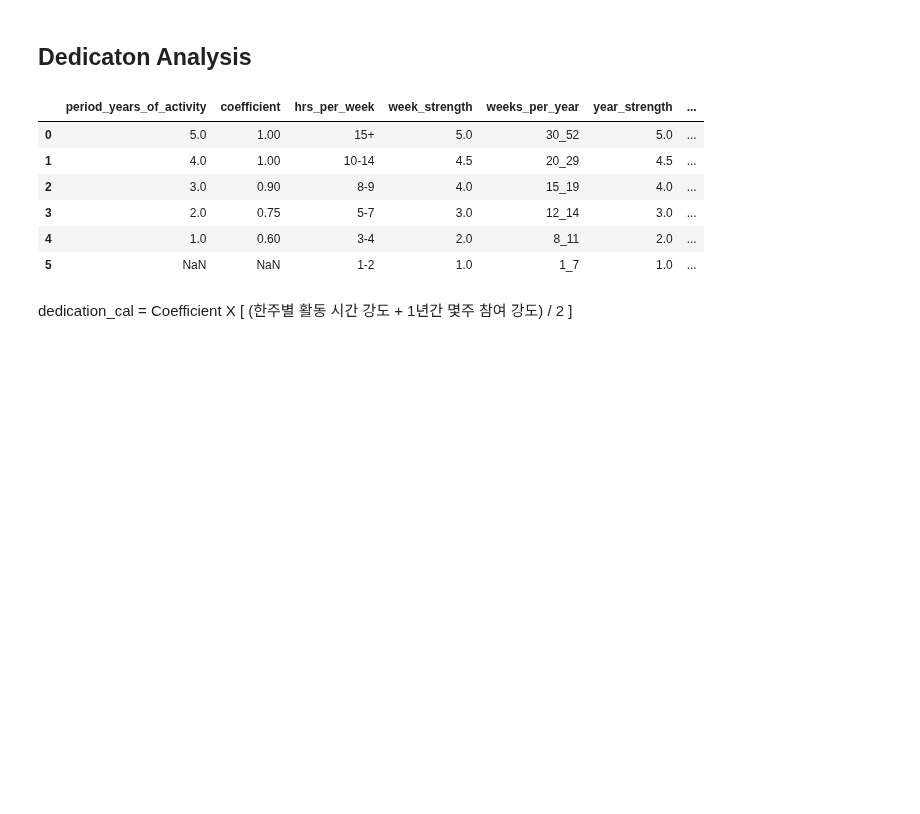
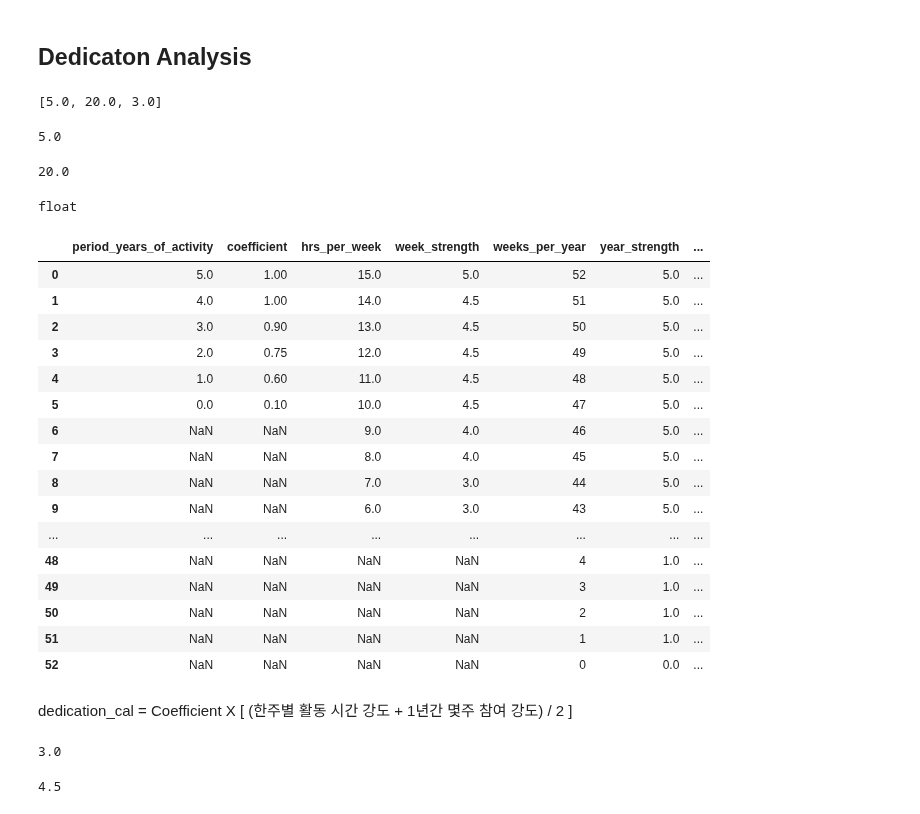
Before and after one commit to kwangilkimkenny/Story_Analysis, a Jupyter notebook: EXTRACURRICULAR_/ai_extracurricullar.ipynb, the cells around one changed output. Cells and saved outputs as stored; diff of their text form; code cells hidden in the pictures; blank space fills up the shorter version.

```diff
--- a/EXTRACURRICULAR_/ai_extracurricullar.ipynb
+++ b/EXTRACURRICULAR_/ai_extracurricullar.ipynb
@@ -11,13 +27,40 @@ tiem_spent_weeks_per_year = 12 #tiem_spent_weeks_per_year
+# %%
+input_values = [float(hrs_per_week), float(weeks_per_year), float(period_years_of_activity)] #입력값이 int라면 float로 변환하기
+input_values
+# %% [output]
+[5.0, 20.0, 3.0]
+# %%
+input_values[0]
+# %% [output]
+5.0
+# %%
+input_values[1]
+# %% [output]
+20.0
+# %%
+type(input_values[1])
+# %% [output]
+float
 # %%
-data_awards = pd.read_csv('dedication_analysis .csv')
-data_awards
+df = pd.read_csv('dedication_analysis .csv')
+df
 # %% [output]
 |  | period_years_of_activity | coefficient | hrs_per_week | week_strength | weeks_per_year | year_strength | ... |
-| 0 | 5.0 | 1.00 | 15+ | 5.0 | 30_52 | 5.0 | ... |
-| 1 | 4.0 | 1.00 | 10-14 | 4.5 | 20_29 | 4.5 | ... |
-| 2 | 3.0 | 0.90 | 8-9 | 4.0 | 15_19 | 4.0 | ... |
-| 3 | 2.0 | 0.75 | 5-7 | 3.0 | 12_14 | 3.0 | ... |
-| 4 | 1.0 | 0.60 | 3-4 | 2.0 | 8_11 | 2.0 | ... |
-| 5 | NaN | NaN | 1-2 | 1.0 | 1_7 | 1.0 | ... |
+| 0 | 5.0 | 1.00 | 15.0 | 5.0 | 52 | 5.0 | ... |
+| 1 | 4.0 | 1.00 | 14.0 | 4.5 | 51 | 5.0 | ... |
+| 2 | 3.0 | 0.90 | 13.0 | 4.5 | 50 | 5.0 | ... |
+| 3 | 2.0 | 0.75 | 12.0 | 4.5 | 49 | 5.0 | ... |
+| 4 | 1.0 | 0.60 | 11.0 | 4.5 | 48 | 5.0 | ... |
+| 5 | 0.0 | 0.10 | 10.0 | 4.5 | 47 | 5.0 | ... |
+| 6 | NaN | NaN | 9.0 | 4.0 | 46 | 5.0 | ... |
+| 7 | NaN | NaN | 8.0 | 4.0 | 45 | 5.0 | ... |
+| 8 | NaN | NaN | 7.0 | 3.0 | 44 | 5.0 | ... |
+| 9 | NaN | NaN | 6.0 | 3.0 | 43 | 5.0 | ... |
+| ... | ... | ... | ... | ... | ... | ... | ... |
+| 48 | NaN | NaN | NaN | NaN | 4 | 1.0 | ... |
+| 49 | NaN | NaN | NaN | NaN | 3 | 1.0 | ... |
+| 50 | NaN | NaN | NaN | NaN | 2 | 1.0 | ... |
+| 51 | NaN | NaN | NaN | NaN | 1 | 1.0 | ... |
+| 52 | NaN | NaN | NaN | NaN | 0 | 0.0 | ... |
 # %% [markdown]
  dedication_cal = Coefficient X [ (한주별 활동 시간 강도  + 1년간 몇주 참여 강도) / 2 ]
@@ -27,0 +67,24 @@ dedication_cal =
+# %%
+#한주별 활동 시간 강도
+for i, row in df.iterrows(): #한행씩 읽어와서
+    if df.at[i, 'hrs_per_week'] == input_values[0]: #입력한 값(12.0)과 같은 값이 hrs_per_week 열의 행값과 같다면,
+        ws_score = df.at[i, 'week_strength'] # 그 행에서 컬럼이름 week_strength의 해당 값을 가져온다.
+    elif df.at[i, 'hrs_per_week'] > input_values[0]:
+        ws_score = df.at[0, 'week_strength'] # 값이 없다면, 그 이상되는 값이기 때문에 최대 점수를 줌 5.0
+    else:
+        pass
+ws_score
+# %% [output]
+3.0
+# %%
+#연간 몇 주 참여강도
+for k, row in df.iterrows(): #한행씩 읽어와서
+    if df.at[k, 'weeks_per_year'] == input_values[1]: #입력한 값(12.0)과 같은 값이 hrs_per_week 열의 행값과 같다면,
+        wy_score = df.at[k, 'year_strength'] # 그 행에서 컬럼이름 week_strength의 해당 값을 가져온다.
+    elif df.at[k, 'weeks_per_year'] > input_values[1]:
+        wy_score = df.at[0, 'year_strength'] # 값이 없다면, 그 이상되는 값이기 때문에 최대 점수를 줌 5.0
+    else:
+        pass
+wy_score
+# %% [output]
+4.5
```
Also changed, not shown: parts of 40 cells of this notebook, 5 other files.
